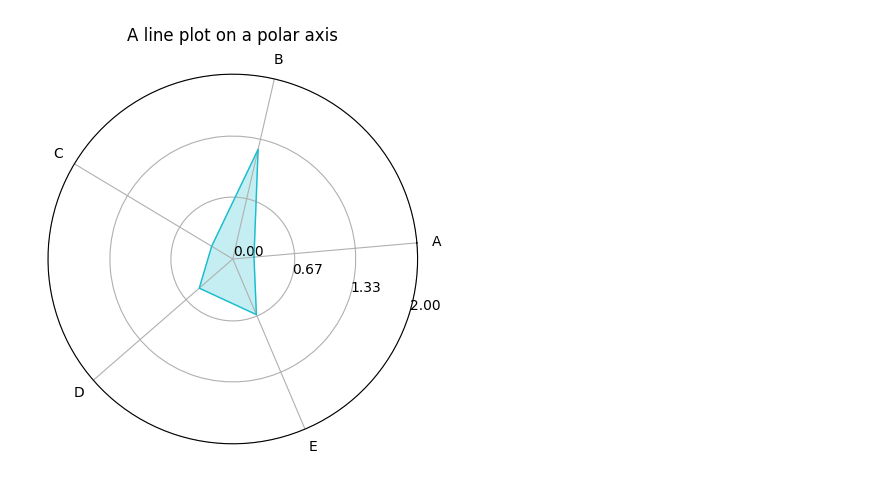
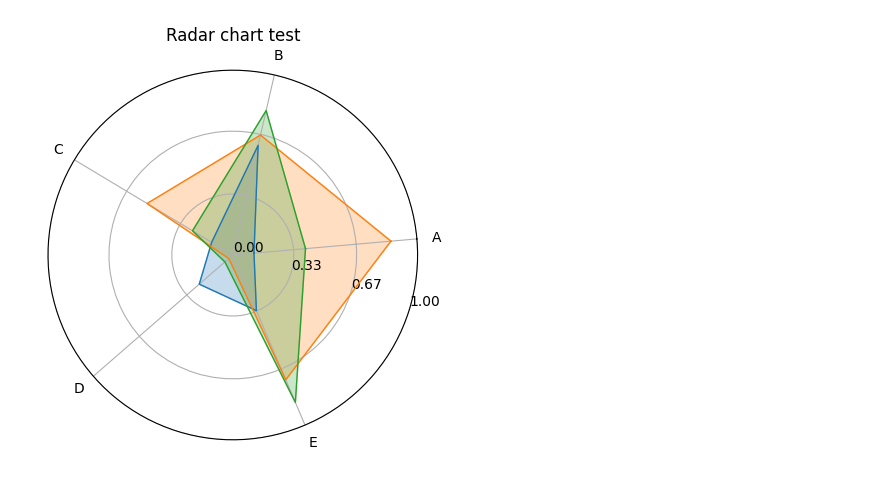
Before and after one commit to harryhaller001/matplotlib-radar, a Jupyter notebook: docs/example.ipynb, the cells around one changed output. Saved outputs shown, nothing was run; the diff lists cells and outputs as text; code cells hidden in the pictures.

```diff
--- a/docs/example.ipynb
+++ b/docs/example.ipynb
@@ -1,9 +1,11 @@
 # %%
-from typing import List, Literal, Optional
+from typing import List, Optional, Union
 
 import numpy as np
+from numpy.typing import NDArray
 from matplotlib import pyplot as plt
 from matplotlib.axes import Axes
+from matplotlib.colors import Colormap
 import matplotlib
 
 np.random.seed(43)
@@ -11,9 +13,8 @@ np.random.seed(43)
 
 def radar_chart(  # noqa: D417
     label: List[str],
-    data: List[float],
-    axes_shape: Literal["circle", "polygon"] = "circle",
-    cmap=None,
+    data: NDArray,
+    cmap: Union[Colormap, str] = "tab10",
     ax: Optional[Axes] = None,
     show_figure: bool = True,
     show_grid: bool = True,
@@ -21,54 +22,96 @@ def radar_chart(  # noqa: D417
     num_ticks: int = 3,
     vmax: Optional[int] = None,
     vmin: int = 0,
+    title: Optional[str] = None,
+    opacity: float = 0.25,
 ) -> Axes:
     """Generate radar chart with matplotlib.
 
     Args:
         labels: List of labels to annotate plot.
     """
-    assert len(label) > 1, "At least 1 label is required"
-    assert len(label) == len(data)
+    # Check length and shape of labels and data array
+    assert len(label) > 1, "At least 1 label is required."
 
+    if len(data.shape) == 1:
+        # Reshape data array if only 1 dim
+        data = np.array([data])
+    elif len(data.shape) == 2:
+        pass
+    else:
+        raise ValueError("Only data as 1 or 2 dimensional arrays are supported.")
+
+    assert len(label) == data.shape[1]
+
+    # Generate angles for axes in polar plot
     theta = np.linspace(0, 2 * np.pi, len(label), endpoint=False)
 
+    # If no axes are given as argument, generate them
     if ax is None:
         fig = plt.figure()
         ax = fig.add_subplot(111, polar=True)
 
-    cmap = matplotlib.colormaps.get_cmap("tab10")
+    # Get colormap for polygons
+    if isinstance(cmap, str):
+        cmap = matplotlib.colormaps.get_cmap(cmap)
+    elif isinstance(cmap, Colormap) is False:
+        raise ValueError("Type of argument 'cmap' not supported")
 
-    ax.plot(
-        np.concatenate((theta, [theta[0]])),
-        np.concatenate((data, [data[0]])),
-        linewidth=1,
-        color=cmap(1),
-        marker=None,
-        alpha=1,
-    )
-    ax.fill(np.concatenate((theta, [theta[0]])), np.concatenate((data, [data[0]])), alpha=0.25, color=cmap(1))
+    if cmap.N > 20:
+        norm = plt.Normalize(vmin=0, vmax=data.shape[0] - 1)
+    else:
+        norm = plt.Normalize(vmin=0, vmax=cmap.N - 1)
+
+    for index, data_item in enumerate(data):
+        ax.plot(
+            np.concatenate((theta, [theta[0]])),
+            np.concatenate((data_item, [data_item[0]])),
+            linewidth=1,
+            color=cmap(norm(index)),
+            marker=None,
+            alpha=1,
+        )
+        ax.fill(
+            np.concatenate((theta, [theta[0]])),
+            np.concatenate((data_item, [data_item[0]])),
+            alpha=opacity,
+            color=cmap(norm(index)),
+        )
 
     # TODO: add estimation of vmax and vmin
     # if vmax is None:
     #     vmax = np.round(np.max(np.random.rand(5))
 
     ax.set_rticks(np.round(np.linspace(vmin, vmax, num_ticks + 2), 2))  # Less radial ticks
     ax.set_rlabel_position(-22)  # Move radial labels away from plotted line
 
     ax.set_thetagrids(theta * 180 / np.pi, label)
     ax.set_theta_offset(rotation / 180 * np.pi)
 
     # Add/remove grid
     ax.grid(show_grid)
 
-    ax.set_title("A line plot on a polar axis", va="bottom")
+    if title is not None:
+        ax.set_title(title, loc="center")
+
+    # TODO: add legend
 
     if show_figure is True:
         plt.show()
     else:
         return ax
 
 
-radar_chart(label=["A", "B", "C", "D", "E"], data=np.random.rand(5) * 2, rotation=5, num_ticks=2, vmin=0, vmax=2)
+radar_chart(
+    label=["A", "B", "C", "D", "E"],
+    # data=np.random.rand(5),
+    data=np.array([np.random.rand(5), np.random.rand(5), np.random.rand(5)]),
+    rotation=5,
+    num_ticks=2,
+    vmin=0,
+    vmax=1,
+    title="Radar chart test",
+    # cmap="viridis",
+)
 # %% [output]
-[figure, old version]
+[figure, new version]
```
